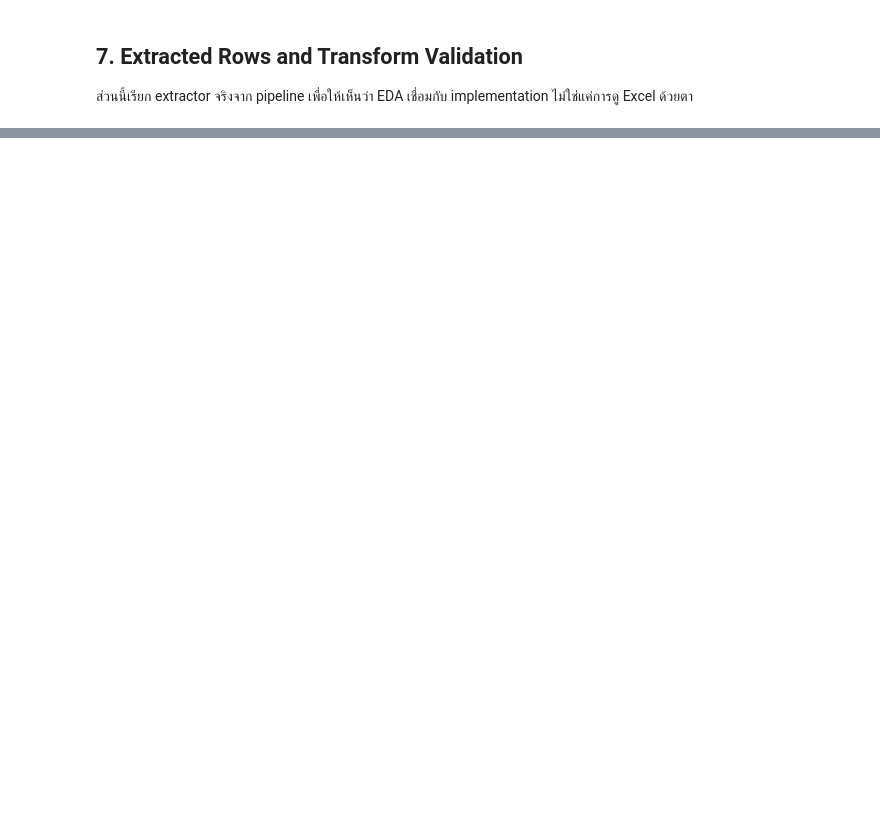
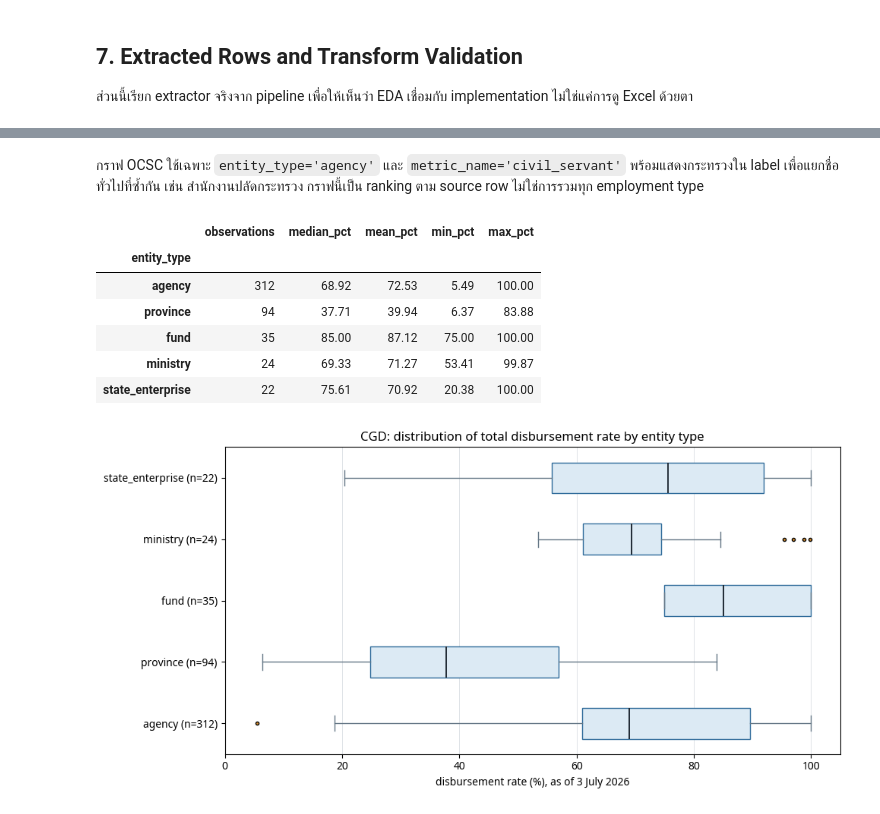
Before and after one commit to Palapluem/isap-dataengineer-2026, a Jupyter notebook: notebooks/01_eda_data_profiling.ipynb, the cells around one changed output, grey strips where cells are left out. Saved outputs shown, nothing was run; the diff lists cells and outputs as text; code cells hidden in the pictures; blank space fills up the shorter version.

```diff
--- a/notebooks/01_eda_data_profiling.ipynb
+++ b/notebooks/01_eda_data_profiling.ipynb
@@ -566,0 +649,60 @@ plt.show()
+# %% [markdown]
+กราฟ OCSC ใช้เฉพาะ `entity_type='agency'` และ `metric_name='civil_servant'` พร้อมแสดงกระทรวงใน label เพื่อแยกชื่อทั่วไปที่ซ้ำกัน เช่น สำนักงานปลัดกระทรวง กราฟนี้เป็น ranking ตาม source row ไม่ใช่การรวมทุก employment type
+# %%
+cgd_disbursement = cgd_extract.budget_execution[
+    (cgd_extract.budget_execution["report_type"] == "disbursement")
+    & (cgd_extract.budget_execution["expense_category"] == "total")
+    & (~cgd_extract.budget_execution["entity_type"].isin(["total", "summary"]))
+    & cgd_extract.budget_execution["disbursement_pct"].between(0, 100)
+].copy()
+
+distribution_summary = (
+    cgd_disbursement.groupby("entity_type")["disbursement_pct"]
+    .agg(observations="count", median_pct="median", mean_pct="mean", min_pct="min", max_pct="max")
+    .round(2)
+    .sort_values("observations", ascending=False)
+)
+display(distribution_summary)
+
+entity_order = distribution_summary.index.tolist()
+boxplot_values = [
+    cgd_disbursement.loc[
+        cgd_disbursement["entity_type"] == entity_type, "disbursement_pct"
+    ].to_numpy()
+    for entity_type in entity_order
+]
+entity_labels = [
+    f"{entity_type} (n={len(values)})"
+    for entity_type, values in zip(entity_order, boxplot_values, strict=True)
+]
+
+fig, ax = plt.subplots(figsize=(10, 5))
+boxplot = ax.boxplot(
+    boxplot_values,
+    tick_labels=entity_labels,
+    vert=False,
+    patch_artist=True,
+    medianprops={"color": "#1F2933", "linewidth": 1.4},
+    boxprops={"edgecolor": "#2F6B9A", "linewidth": 1.0},
+    whiskerprops={"color": "#657786"},
+    capprops={"color": "#657786"},
+    flierprops={"marker": "o", "markersize": 3, "markerfacecolor": "#D99032"},
+)
+for box in boxplot["boxes"]:
+    box.set_facecolor("#DCEAF4")
+ax.set_title("CGD: distribution of total disbursement rate by entity type")
+ax.set_xlabel("disbursement rate (%), as of 3 July 2026")
+ax.set_xlim(0, 105)
+ax.grid(axis="x", color="#D9DEE3", linewidth=0.6)
+ax.set_axisbelow(True)
+plt.tight_layout()
+plt.show()
+# %% [output]
+|  | observations | median_pct | mean_pct | min_pct | max_pct |
+| entity_type |  |  |  |  |  |
+| agency | 312 | 68.92 | 72.53 | 5.49 | 100.00 |
+| province | 94 | 37.71 | 39.94 | 6.37 | 83.88 |
+| fund | 35 | 85.00 | 87.12 | 75.00 | 100.00 |
+| ministry | 24 | 69.33 | 71.27 | 53.41 | 99.87 |
+| state_enterprise | 22 | 75.61 | 70.92 | 20.38 | 100.00 |
+[figure, added]
```
Also changed, not shown: parts of 14 cells of this notebook, 22 other files.
